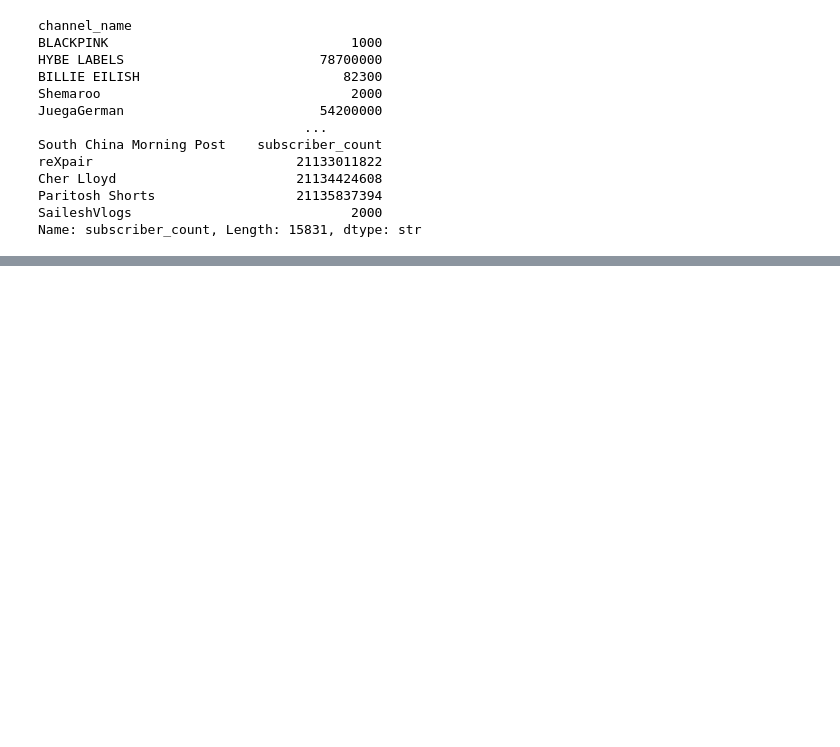
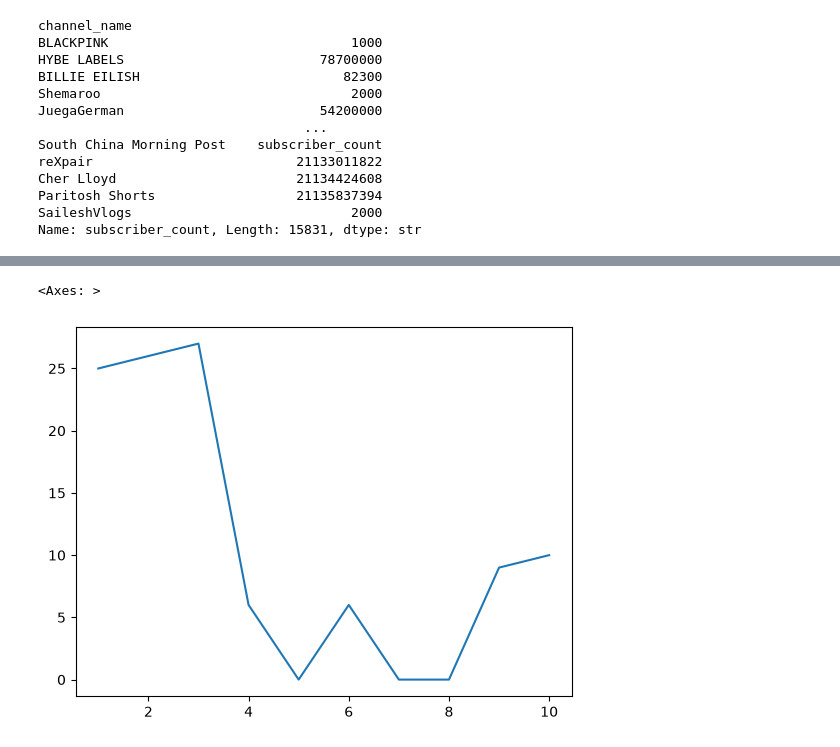
Before and after one commit to saileshchikkam/GEN-Ai, a Jupyter notebook: Machine Learning/Prerequisites/Numpy/Pandas/Series.ipynb, the cells around one changed output, grey strips where cells are left out. Saved outputs shown, nothing was run; the diff lists cells and outputs as text; code cells hidden in the pictures; blank space fills up the shorter version.

```diff
--- a/Machine Learning/Prerequisites/Numpy/Pandas/Series.ipynb
+++ b/Machine Learning/Prerequisites/Numpy/Pandas/Series.ipynb
@@ -1139,0 +1666,5 @@ Name: subscriber_count, Length: 15831, dtype: str
+# %%
+avg.plot()
+# %% [output]
+<Axes: >
+[figure, added]
```
Also changed, not shown: parts of 76 cells of this notebook.
